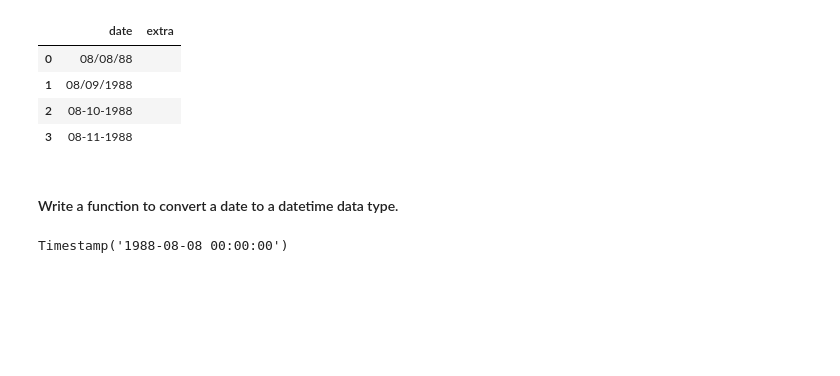
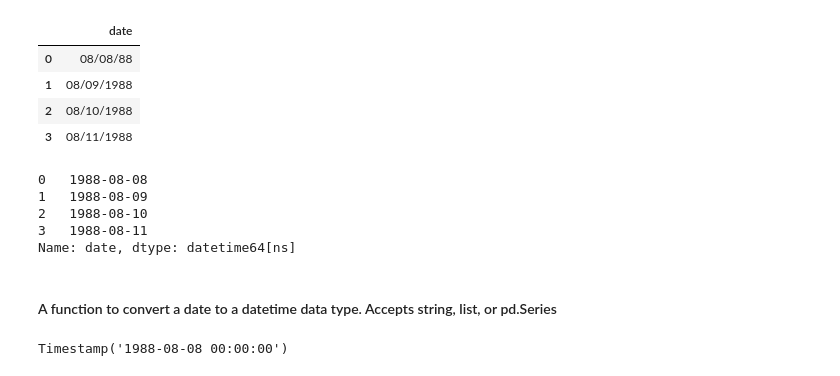
Before and after one commit to jessejinnaruiz/ds-methodologies-exercises, a Jupyter notebook: time_series/prepare.ipynb, the cells around one changed output. Saved outputs shown, nothing was run; the diff lists cells and outputs as text; code cells hidden in the pictures; blank space fills up the shorter version.

```diff
--- a/time_series/prepare.ipynb
+++ b/time_series/prepare.ipynb
@@ -6,18 +6,26 @@ import datetime as dt
 
 from acquire import get_all_data
 # %%
-test_dates = pd.DataFrame(data={'date': ['08/08/88','08/09/1988','08-10-1988','08-11-1988'],'extra':['','','','']})
+test_dates = pd.DataFrame(data={'date': ['08/08/88','08/09/1988','08/10/1988','08/11/1988']})
 test_dates
 # %% [output]
-|  | date | extra |
-| 0 | 08/08/88 |  |
-| 1 | 08/09/1988 |  |
-| 2 | 08-10-1988 |  |
-| 3 | 08-11-1988 |  |
+|  | date |
+| 0 | 08/08/88 |
+| 1 | 08/09/1988 |
+| 2 | 08/10/1988 |
+| 3 | 08/11/1988 |
+# %%
+pd.to_datetime(test_dates['date'])
+# %% [output]
+0   1988-08-08
+1   1988-08-09
+2   1988-08-10
+3   1988-08-11
+Name: date, dtype: datetime64[ns]
 # %%
 df = get_all_data()
 # %% [markdown]
-####  Write a function to convert a date to a datetime data type.
+####  A function to convert a date to a datetime data type. Accepts string, list, or pd.Series
 # %%
 def convert_to_datetime(date):
     return pd.to_datetime(date, format = "%m/%d/%y", infer_datetime_format=True)
```
Also changed, not shown: parts of 22 cells of this notebook, 2 other files.
